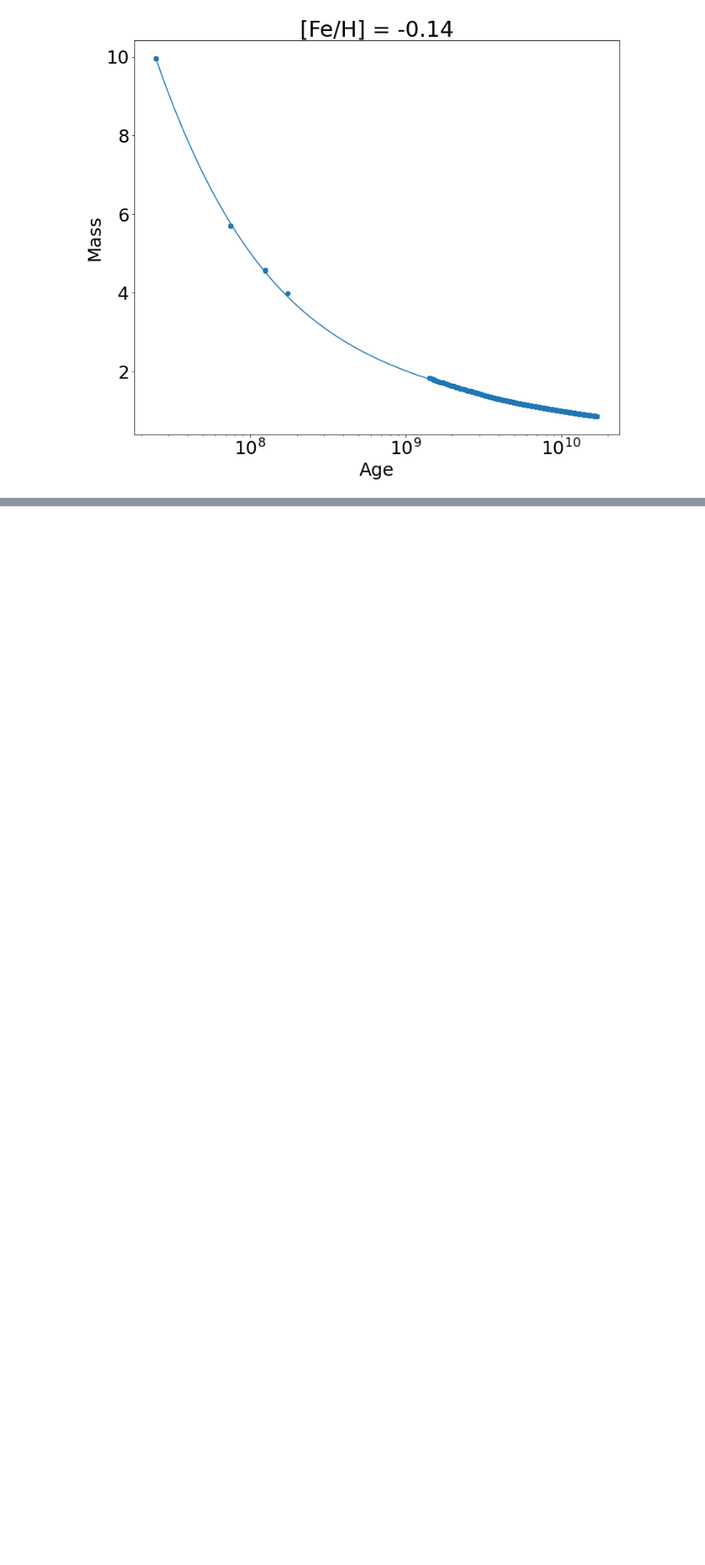
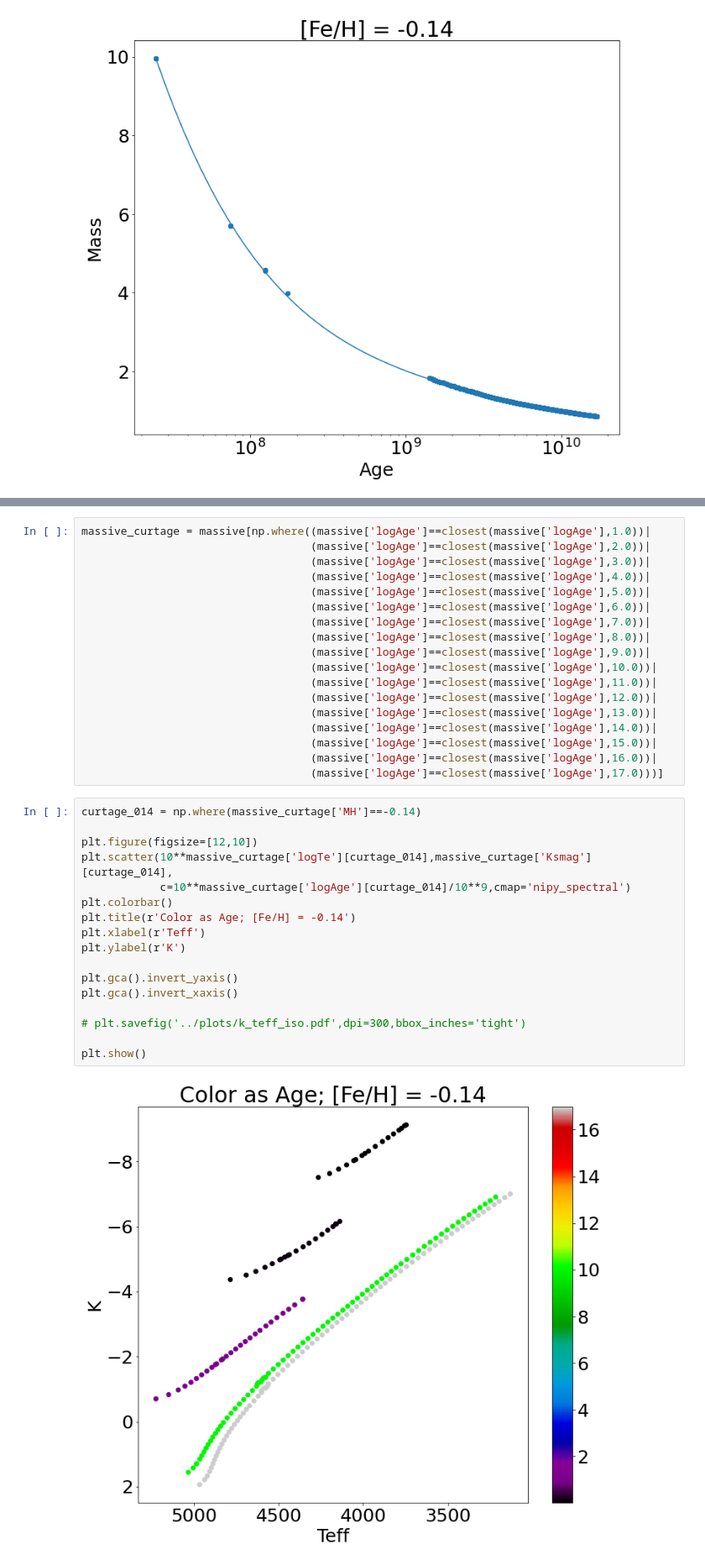
Before and after one commit to JoshuaPovick/Age_Fitting, a Jupyter notebook: notebooks/TheoreticalPhotometryAndMass.ipynb, the cells around one changed output, grey strips where cells are left out. Shown at 84% size. Cells and saved outputs as stored; diff of their text form; blank space fills up the shorter version.

```diff
--- a/notebooks/TheoreticalPhotometryAndMass.ipynb
+++ b/notebooks/TheoreticalPhotometryAndMass.ipynb
@@ -1999,0 +2008,37 @@ plt.show()
+# %%
+massive_curtage = massive[np.where((massive['logAge']==closest(massive['logAge'],1.0))|
+                                   (massive['logAge']==closest(massive['logAge'],2.0))|
+                                   (massive['logAge']==closest(massive['logAge'],3.0))|
+                                   (massive['logAge']==closest(massive['logAge'],4.0))|
+                                   (massive['logAge']==closest(massive['logAge'],5.0))|
+                                   (massive['logAge']==closest(massive['logAge'],6.0))|
+                                   (massive['logAge']==closest(massive['logAge'],7.0))|
+                                   (massive['logAge']==closest(massive['logAge'],8.0))|
+                                   (massive['logAge']==closest(massive['logAge'],9.0))|
+                                   (massive['logAge']==closest(massive['logAge'],10.0))|
+                                   (massive['logAge']==closest(massive['logAge'],11.0))|
+                                   (massive['logAge']==closest(massive['logAge'],12.0))|
+                                   (massive['logAge']==closest(massive['logAge'],13.0))|
+                                   (massive['logAge']==closest(massive['logAge'],14.0))|
+                                   (massive['logAge']==closest(massive['logAge'],15.0))|
+                                   (massive['logAge']==closest(massive['logAge'],16.0))|
+                                   (massive['logAge']==closest(massive['logAge'],17.0)))]
+# %%
+curtage_014 = np.where(massive_curtage['MH']==-0.14)
+
+plt.figure(figsize=[12,10])
+plt.scatter(10**massive_curtage['logTe'][curtage_014],massive_curtage['Ksmag'][curtage_014],
+            c=10**massive_curtage['logAge'][curtage_014]/10**9,cmap='nipy_spectral')
+plt.colorbar()
+plt.title(r'Color as Age; [Fe/H] = -0.14')
+plt.xlabel(r'Teff')
+plt.ylabel(r'K')
+
+plt.gca().invert_yaxis()
+plt.gca().invert_xaxis()
+
+# plt.savefig('../plots/k_teff_iso.pdf',dpi=300,bbox_inches='tight')
+
+plt.show()
+# %% [output]
+[figure, added]
```
Also changed, not shown: parts of 8 cells of this notebook, 14 other files.
